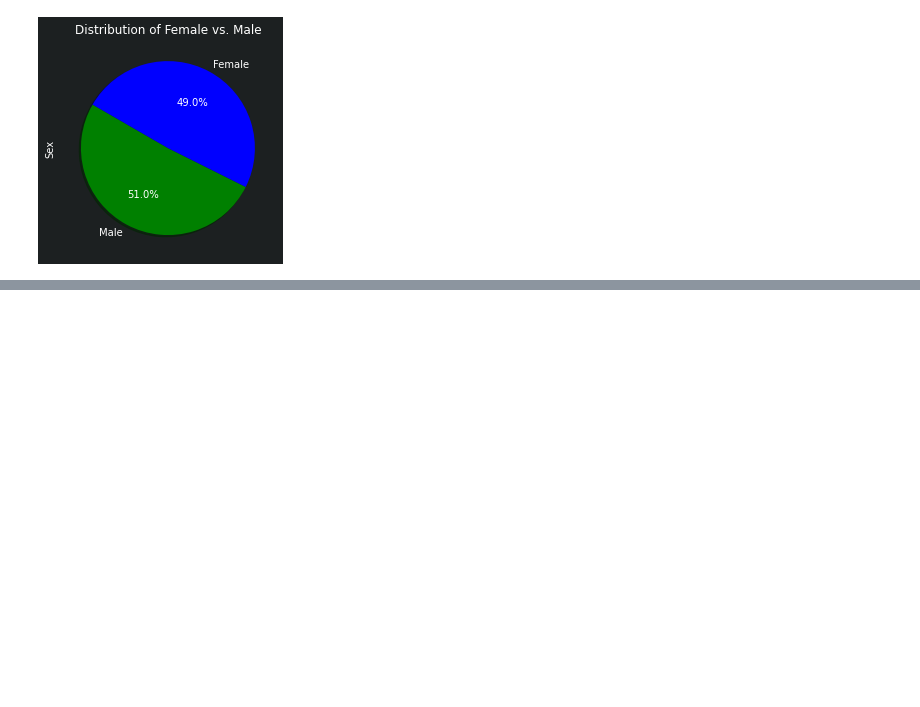
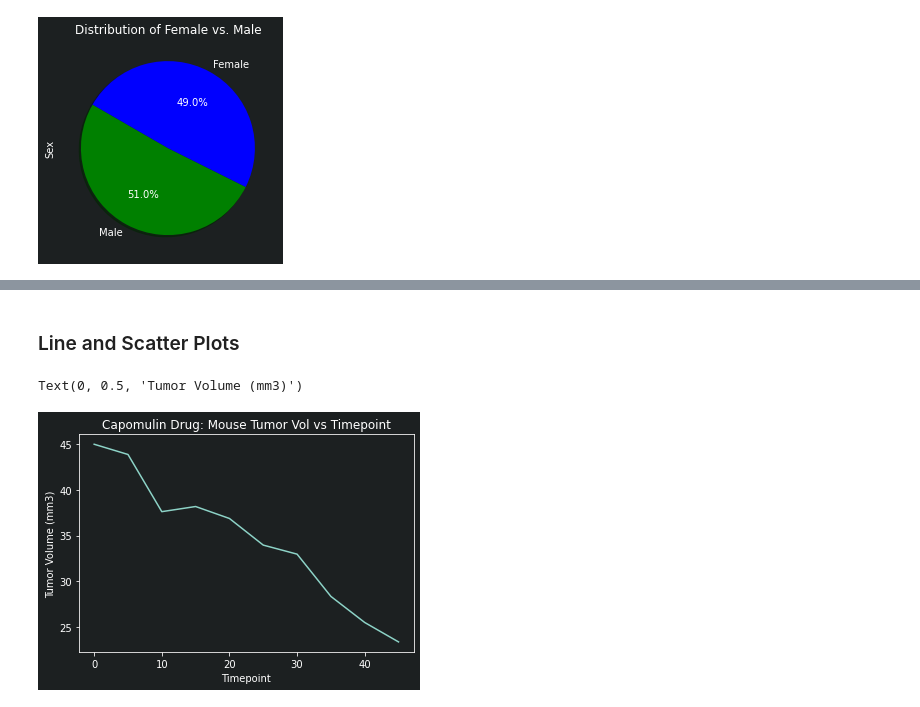
Before and after one commit to MohammedRizwan-1/MatPlotLib--Challenges, a Jupyter notebook: Data Anaylsis Script.ipynb, the cells around one changed output, grey strips where cells are left out. Cells and saved outputs as stored; diff of their text form; code cells hidden in the pictures; blank space fills up the shorter version.

```diff
--- a/Data Anaylsis Script.ipynb
+++ b/Data Anaylsis Script.ipynb
@@ -184,0 +298,18 @@ plt.show()
+# %% [markdown]
+### Line and Scatter Plots
+# %%
+# Generate a line plot of tumor volume vs. time point for a mouse treated with Capomulin
+
+# Creating DF to obtain Mouse information
+
+linedf = clean_data.loc[(clean_data['Drug Regimen'] == 'Capomulin') & (clean_data['Mouse ID'] == 's185')]
+
+# Plotting and Formattting
+
+plt.plot(linedf['Timepoint'], linedf['Tumor Volume (mm3)'])
+plt.title('Capomulin Drug: Mouse Tumor Vol vs Timepoint')
+plt.xlabel('Timepoint')
+plt.ylabel('Tumor Volume (mm3)')
+# %% [output]
+Text(0, 0.5, 'Tumor Volume (mm3)')
+[figure, added]
```
Also changed, not shown: parts of 8 cells of this notebook.
